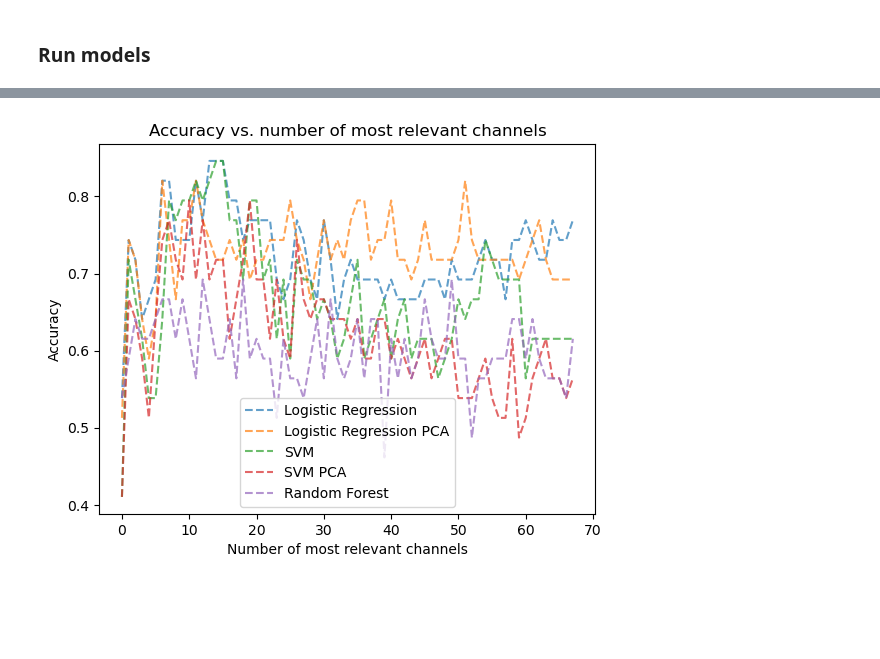
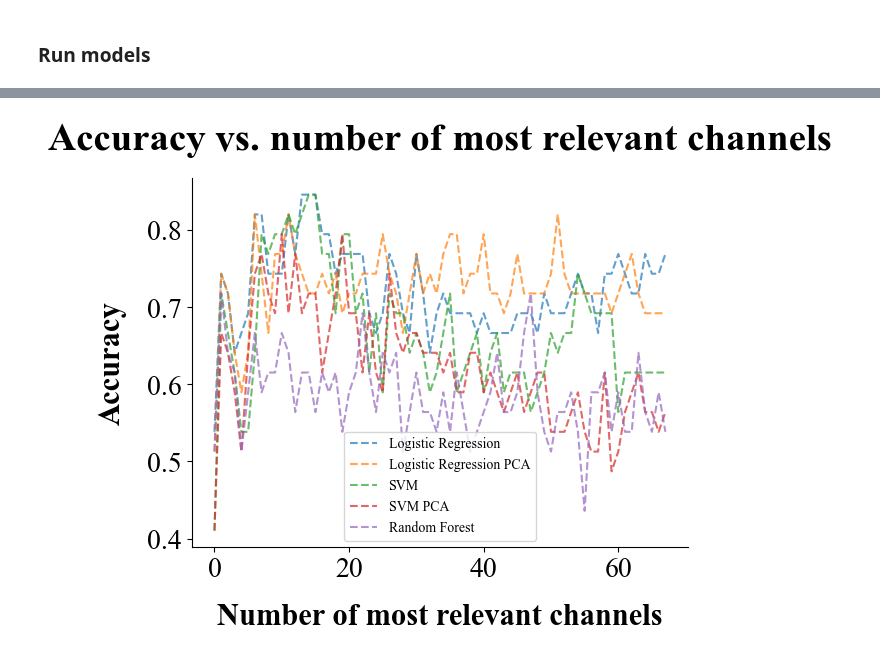
Before and after one commit to CS-433/ml-project-2-ml4science_tne, a Jupyter notebook: Code/MR_channels_ex.ipynb, the cells around one changed output, grey strips where cells are left out. Saved outputs shown, nothing was run; the diff lists cells and outputs as text; code cells hidden in the pictures; blank space fills up the shorter version.

Commit message:
changes for plotting

```diff
--- a/Code/MR_channels_ex.ipynb
+++ b/Code/MR_channels_ex.ipynb
@@ -119,13 +119,28 @@ RF Accuracy: 0.62
 # %%
+# General
+plt.rcParams["font.family"] = "Times New Roman"
+SMALL_SIZE = 20
+MEDIUM_SIZE = 22
+BIGGER_SIZE = 28
+
+plt.rc('font', size=SMALL_SIZE)          # controls default text sizes
+plt.rc('axes', titlesize=BIGGER_SIZE, titleweight = 'bold', titlepad = 20)    # fontsize of the axes title
+plt.rc('axes', labelsize=MEDIUM_SIZE, labelweight = 'bold', labelpad = 15)   # fontsize of the x and y labels
+plt.rc('xtick', labelsize=SMALL_SIZE, direction = 'out')    # fontsize of the tick labels
+plt.rc('ytick', labelsize=SMALL_SIZE, direction = 'out')    # fontsize of the tick labels
+plt.rc('legend', fontsize=SMALL_SIZE)    # legend fontsize
+plt.rc('figure', titlesize=BIGGER_SIZE)  # fontsize of the figure title
+plt.rc('axes.spines', top=False, right=False)  # Removing the top and right spines
+
 plt.plot(logreg_accuracies, '--', alpha=0.7, label='Logistic Regression')
 plt.plot(logreg_pca_accuracies, '--', alpha=0.7, label='Logistic Regression PCA')
 plt.plot(svm_accuracies, '--', alpha=0.7, label='SVM')
 plt.plot(svm_pca_accuracies, '--', alpha=0.7, label='SVM PCA')
 plt.plot(rf_accuracies, '--', alpha=0.7, label='Random Forest')
-plt.legend()
+plt.legend(fontsize=10)
 plt.xlabel('Number of most relevant channels')
 plt.ylabel('Accuracy')
 plt.title('Accuracy vs. number of most relevant channels')
 plt.show()
 # %% [output]
-[figure, old version]
+[figure, new version]
```
Also changed, not shown: parts of 1 cell of this notebook, 15 other files.
